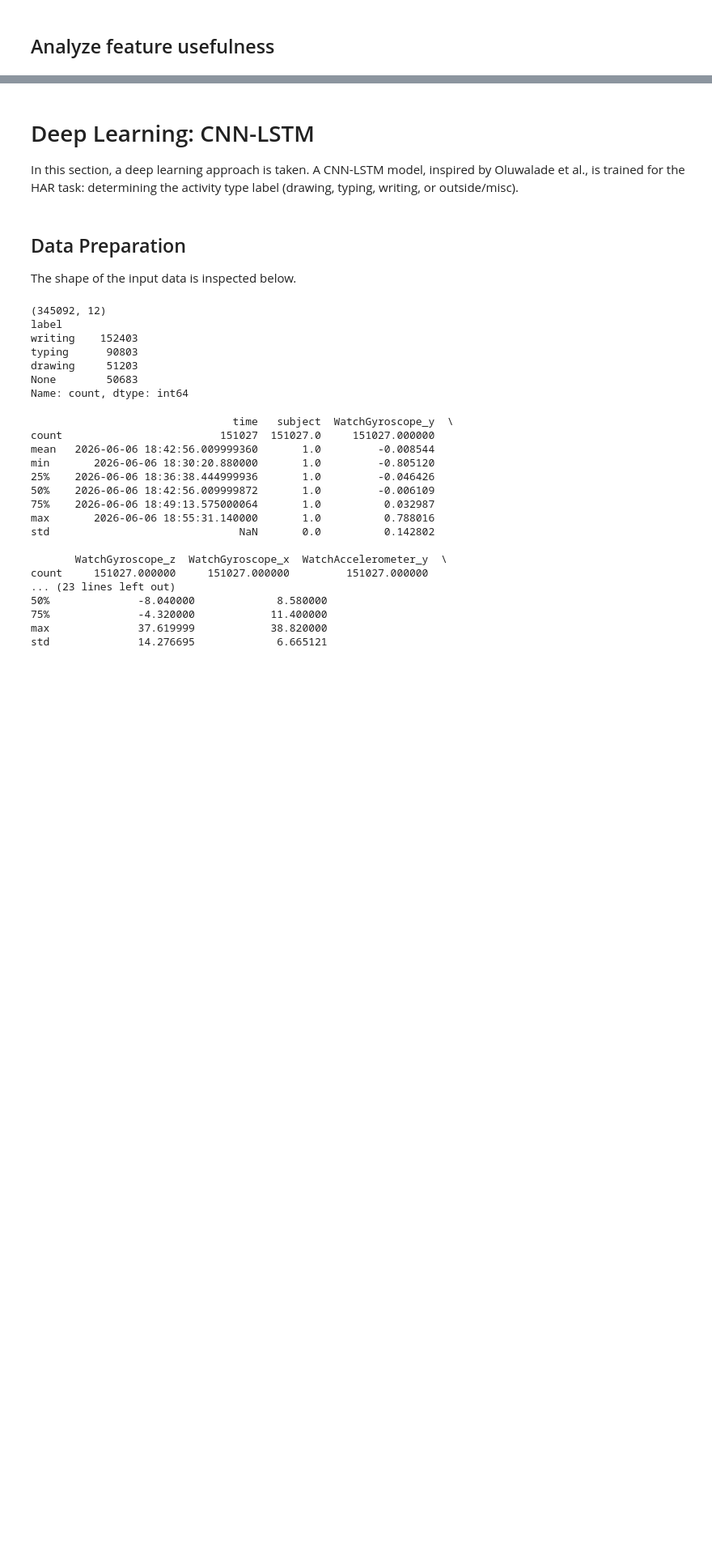
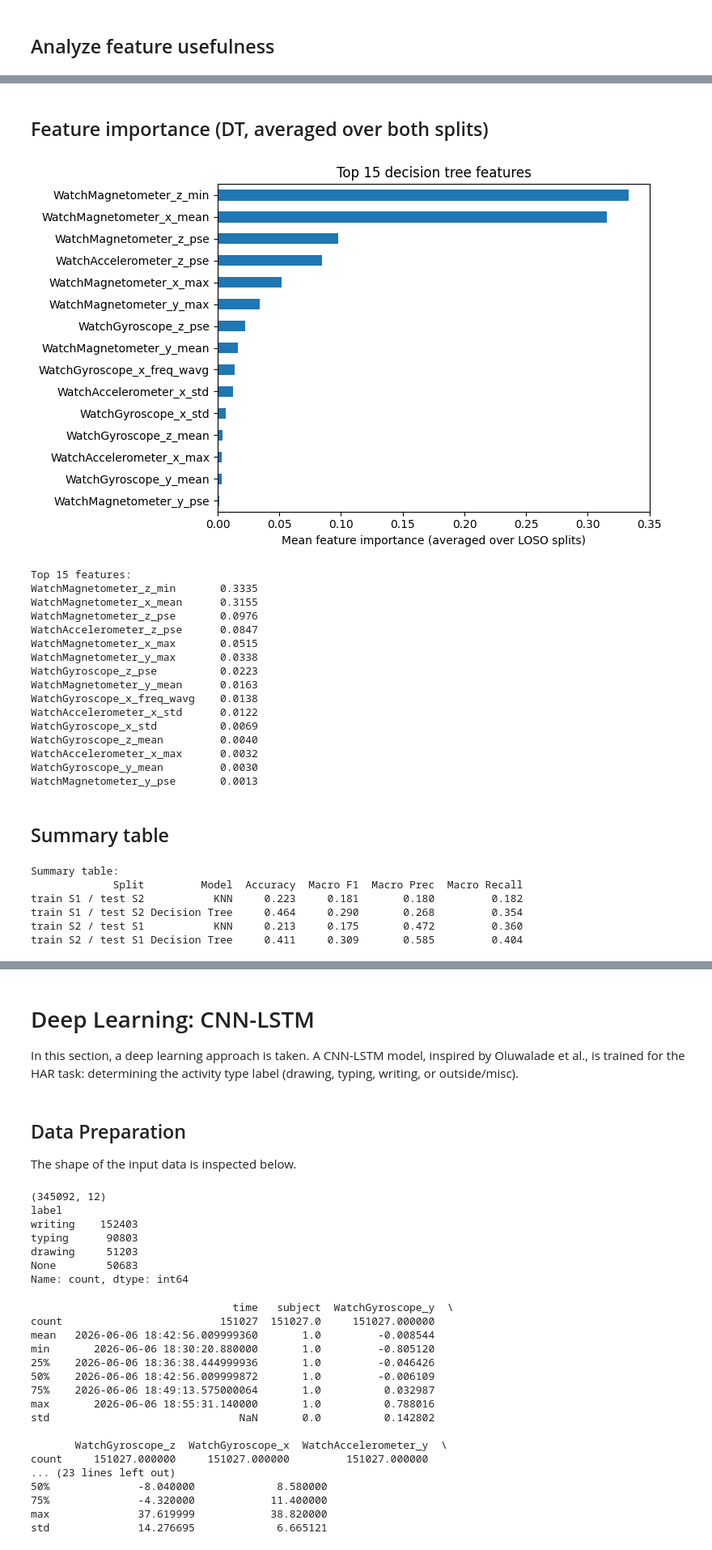
Before and after one commit to kms2302/group8_ml4qs, a Jupyter notebook: Python3Code/group8/Machine learning.ipynb, the cells around one changed output, grey strips where cells are left out. Shown at 81% size. Saved outputs shown, nothing was run; the diff lists cells and outputs as text; code cells hidden in the pictures; blank space fills up the shorter version.

```diff
--- a/Python3Code/group8/Machine learning.ipynb
+++ b/Python3Code/group8/Machine learning.ipynb
@@ -545,6 +517,8 @@ for col in chauvenet_cols:
     for subj in [1, 2, 3]:
         mask = merged['subject'] == subj
         merged.loc[mask, col] = chauvenet(merged.loc[mask, col])
+# %%
+merged_after = merged.copy()
 # %% [markdown]
 ## Linear interpolation for all remaining missing values
 Interpolation is preferred over mean imputation for temporal data as it respects the trend between surrounding measurements. Applied per subject to avoid interpolating across recording boundaries. The `ffill` and `bfill` methods handle edges where interpolation cannot extrapolate.
@@ -861,0 +1047,67 @@ WatchAccelerometer_x_pse         2.783   3.092    2.926
+# %% [markdown]
+## Feature importance (DT, averaged over both splits)
+# %%
+importances = (
+    results['train1_test2']['dt_model'].feature_importances_ +
+    results['train2_test1']['dt_model'].feature_importances_
+) / 2
+
+imp_df = (
+    pd.Series(importances, index=feature_cols)
+    .sort_values(ascending=False)
+    .head(15)
+)
+
+fig, ax = plt.subplots(figsize=(8, 5))
+imp_df[::-1].plot.barh(ax=ax)
+ax.set_xlabel('Mean feature importance (averaged over LOSO splits)')
+ax.set_title('Top 15 decision tree features')
+plt.tight_layout()
+plt.savefig('figures/dt_feature_importance.png', dpi=150)
+plt.show()
+
+print("\nTop 15 features:")
+print(imp_df.round(4).to_string())
+# %% [output]
+[figure, added]
+Top 15 features:
+WatchMagnetometer_z_min       0.3335
+WatchMagnetometer_x_mean      0.3155
+WatchMagnetometer_z_pse       0.0976
+WatchAccelerometer_z_pse      0.0847
+WatchMagnetometer_x_max       0.0515
+WatchMagnetometer_y_max       0.0338
+WatchGyroscope_z_pse          0.0223
+WatchMagnetometer_y_mean      0.0163
+WatchGyroscope_x_freq_wavg    0.0138
+WatchAccelerometer_x_std      0.0122
+WatchGyroscope_x_std          0.0069
+WatchGyroscope_z_mean         0.0040
+WatchAccelerometer_x_max      0.0032
+WatchGyroscope_y_mean         0.0030
+WatchMagnetometer_y_pse       0.0013
+# %% [markdown]
+## Summary table
+# %%
+rows = []
+for key, r in results.items():
+    for model_name, pred_key in [('KNN', 'knn_pred'), ('Decision Tree', 'dt_pred')]:
+        rows.append({
+            'Split':        f"train S{r['train_subj']} / test S{r['test_subj']}",
+            'Model':        model_name,
+            'Accuracy':     round(accuracy_score(r['y_test'], r[pred_key]), 3),
+            'Macro F1':     round(f1_score(r['y_test'], r[pred_key], average='macro'), 3),
+            'Macro Prec':   round(precision_score(r['y_test'], r[pred_key], average='macro'), 3),
+            'Macro Recall': round(recall_score(r['y_test'], r[pred_key], average='macro'), 3),
+        })
+
+summary_table = pd.DataFrame(rows)
+print("\nSummary table:")
+print(summary_table.to_string(index=False))
+# %% [output]
+Summary table:
+             Split         Model  Accuracy  Macro F1  Macro Prec  Macro Recall
+train S1 / test S2           KNN     0.223     0.181       0.180         0.182
+train S1 / test S2 Decision Tree     0.464     0.290       0.268         0.354
+train S2 / test S1           KNN     0.213     0.175       0.472         0.360
+train S2 / test S1 Decision Tree     0.411     0.309       0.585         0.404
```
Also changed, not shown: parts of 34 cells of this notebook.
